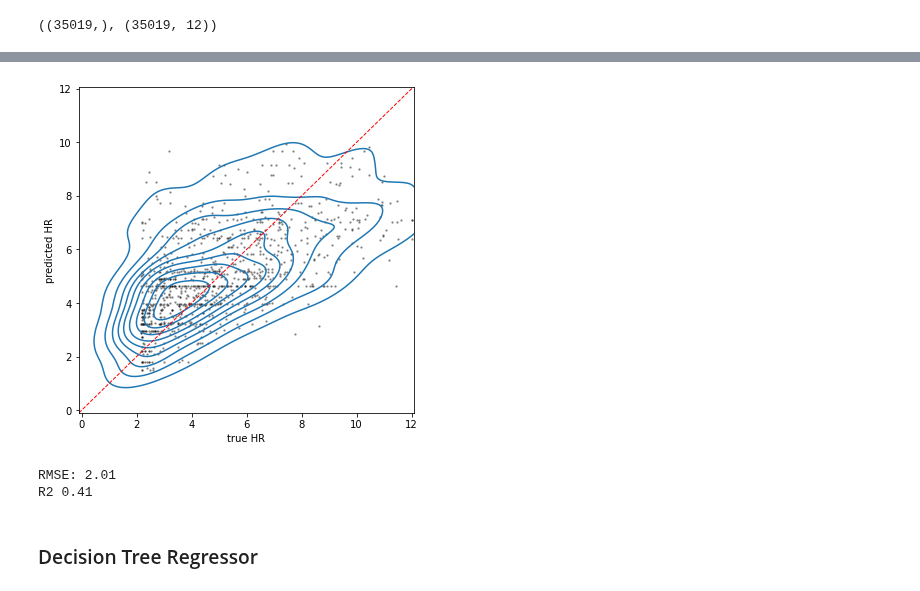
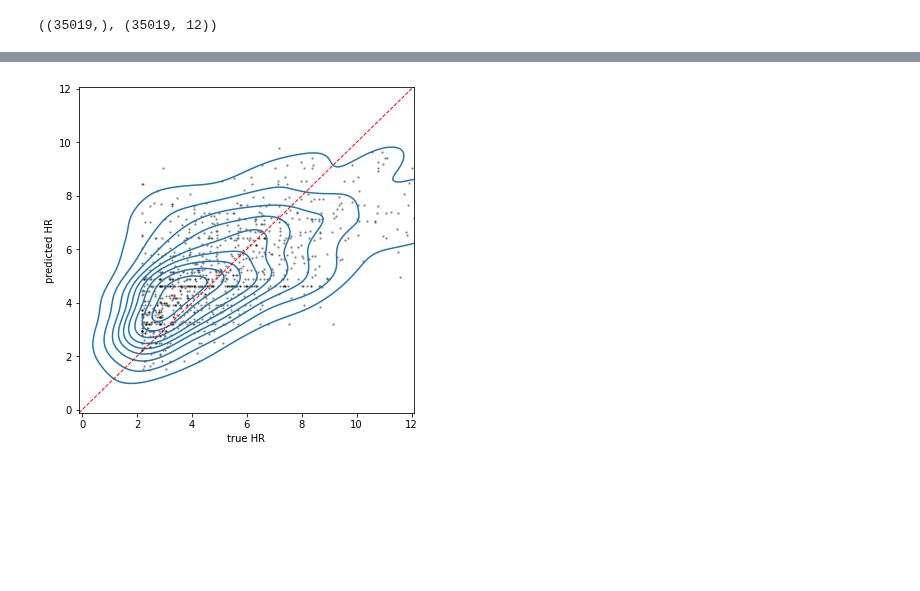
Before and after one commit to EdvinasStonevicius/LT-national-salary-analysis, a Jupyter notebook: python/03-Machine_learning_0_base.ipynb, the cells around one changed output, grey strips where cells are left out. Drawn from its saved outputs; the diff is of its cells as text; code cells hidden in the pictures; blank space fills up the shorter version.

```diff
--- a/python/03-Machine_learning_0_base.ipynb
+++ b/python/03-Machine_learning_0_base.ipynb
@@ -81,4 +86,14 @@ X_train, X_test, y_train, y_test = train_test_split( X, y, test_size=0.20, rando
 from sklearn.linear_model import LinearRegression
 model_LR = LinearRegression(fit_intercept=True)
 model_LR.fit(X=X_train,y=y_train)
-y_pred = model_LR.predict(X_test)
+y_train_pred = model_LR.predict(X_train)
+y_test_pred = model_LR.predict(X_test)
+# %%
+def merge_prediction_data(labels, prediction, data):
+    """Merge model prediction with initial data based on indexes in train and test sets"""
+    df=labels.to_frame()
+    df['predicted']=prediction
+    df_w_data =pd.merge(df, data, left_index=True, right_index=True, indicator=False)
+    df_w_data.rename(columns={'hourly_rate_x':'hourly_rate'}, inplace=True)
+    df_w_data.drop(columns='hourly_rate_y', inplace=True)
+    return df_w_data
@@ -84,0 +117,3 @@ y_pred = model_LR.predict(X_test)
+# %%
+test=merge_prediction_data(y_test, y_test_pred, data)
+test
@@ -85,21 +134,11 @@ y_pred = model_LR.predict(X_test)
 # %%
-r = range(500,1500)
-prediction = y_pred[r]
-true_labels = y_test.iloc[r]
+r = range(500,1500) #subseting for time saving
 plt.figure(figsize = (6,6))
-sns.scatterplot(x=true_labels, y=prediction,  s=5, color='black', alpha=0.5)
-sns.kdeplot(x=true_labels, y=prediction)
+sns.scatterplot(data=test.iloc[r], x='hourly_rate', y='predicted',  s=5, color='black', alpha=0.5)
+sns.kdeplot(data=test.iloc[r], x='hourly_rate', y='predicted')
 plt.xlim(plt.ylim())
 plt.xlabel('true HR')
 plt.ylabel('predicted HR')
 plt.plot(plt.ylim(), plt.ylim(), linestyle='--', color='r', lw=1, scalex=False, scaley=False);
 # %% [output]
-[figure, old version]
+[figure, new version]
-# %%
-print('RMSE:', np.sqrt(mean_squared_error(y_test, y_pred)).round(2))
-print('R2', r2_score(y_test, y_pred).round(2))
-# %% [output]
-RMSE: 2.01
-R2 0.41
-# %% [markdown]
-### Decision Tree Regressor
```
Also changed, not shown: parts of 16 cells of this notebook.
